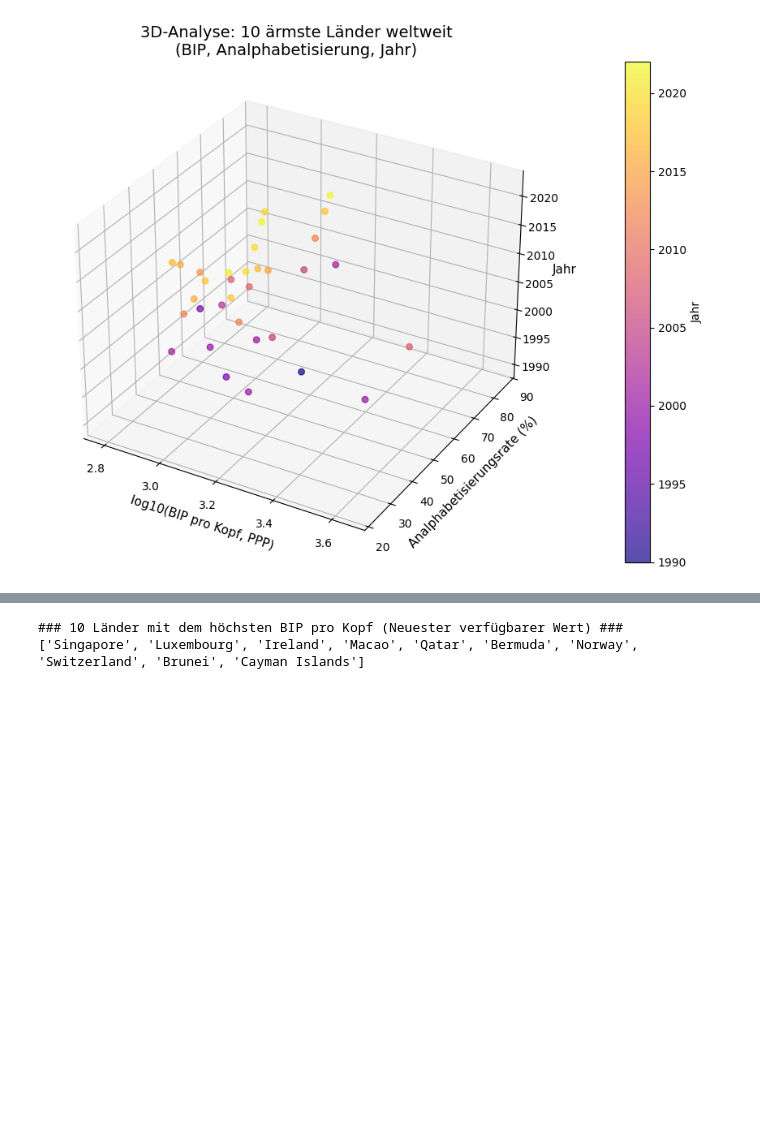
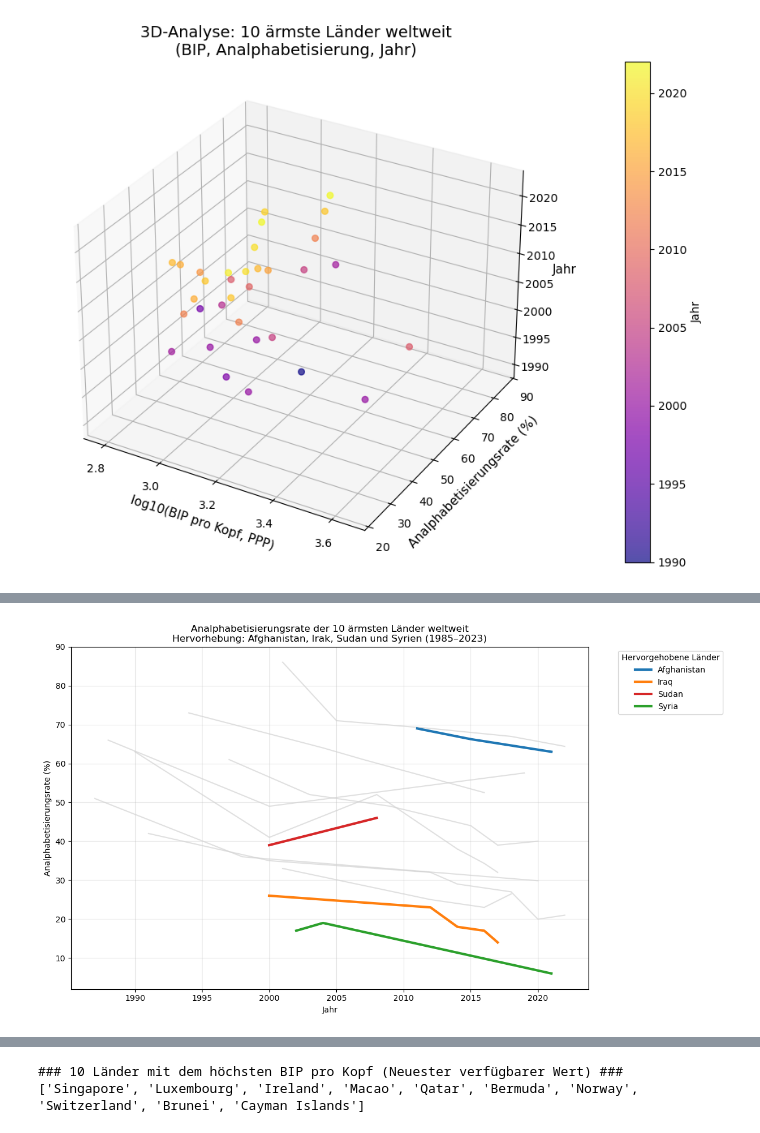
Before and after one commit to buetilia/LN-Informatik, a Jupyter notebook: LN-Informatik-main/LN-Informatik-main/Leistungsnachweis_Python_Analphabetisierung.ipynb, the cells around one changed output, grey strips where cells are left out. Drawn from its saved outputs; the diff is of its cells as text; code cells hidden in the pictures; blank space fills up the shorter version.

```diff
--- a/LN-Informatik-main/LN-Informatik-main/Leistungsnachweis_Python_Analphabetisierung.ipynb
+++ b/LN-Informatik-main/LN-Informatik-main/Leistungsnachweis_Python_Analphabetisierung.ipynb
@@ -1030,0 +1114,80 @@ plt.show()
+# %%
+import matplotlib.pyplot as plt
+
+meine_laender = ["Afghanistan", "Iraq", "Sudan", "Syria"]
+
+farben = {
+    "Afghanistan": "#1f77b4",  # blau
+    "Iraq": "#ff7f0e",         # orange
+    "Sudan": "#d62728",        # rot
+    "Syria": "#2ca02c"         # grün
+}
+
+start_jahr = 1985
+end_jahr = 2023
+
+df_plot = df[df["Jahr"].between(start_jahr, end_jahr)].copy()
+
+# 10 ärmste Länder nach BIP
+aermste_10 = (
+    df_plot
+    .groupby("Land")["BIP pro Kopf"]
+    .mean()
+    .sort_values()
+    .head(10)
+    .index
+    .tolist()
+)
+
+plt.figure(figsize=(12, 7))
+
+# 🔹 Hintergrund: 10 ärmste Länder (grau)
+for land in aermste_10:
+    land_df = df_plot[
+        (df_plot["Land"] == land) &
+        (df_plot["Analphabetisierungsrate (%)"].notna())
+    ].sort_values("Jahr")
+
+    if not land_df.empty:
+        plt.plot(
+            land_df["Jahr"],
+            land_df["Analphabetisierungsrate (%)"],
+            color="lightgrey",
+            linewidth=1.5,
+            alpha=0.7
+        )
+
+# 🔴 Hervorhebung: deine Länder (IMMER zeichnen, wenn Daten existieren)
+for land in meine_laender:
+    land_df = df_plot[
+        (df_plot["Land"] == land) &
+        (df_plot["Analphabetisierungsrate (%)"].notna())
+    ].sort_values("Jahr")
+
+    if not land_df.empty:
+        plt.plot(
+            land_df["Jahr"],
+            land_df["Analphabetisierungsrate (%)"],
+            linewidth=3,
+            color=farben[land],
+            label=land
+        )
+
+plt.title(
+    "Analphabetisierungsrate der 10 ärmsten Länder weltweit\n"
+    "Hervorhebung: Afghanistan, Irak, Sudan und Syrien (1985–2023)"
+)
+plt.xlabel("Jahr")
+plt.ylabel("Analphabetisierungsrate (%)")
+plt.grid(alpha=0.3)
+
+plt.legend(
+    title="Hervorgehobene Länder",
+    bbox_to_anchor=(1.05, 1),
+    loc="upper left"
+)
+
+plt.tight_layout()
+plt.show()
+# %% [output]
+[figure, added]
```
Also changed, not shown: parts of 87 cells of this notebook.
